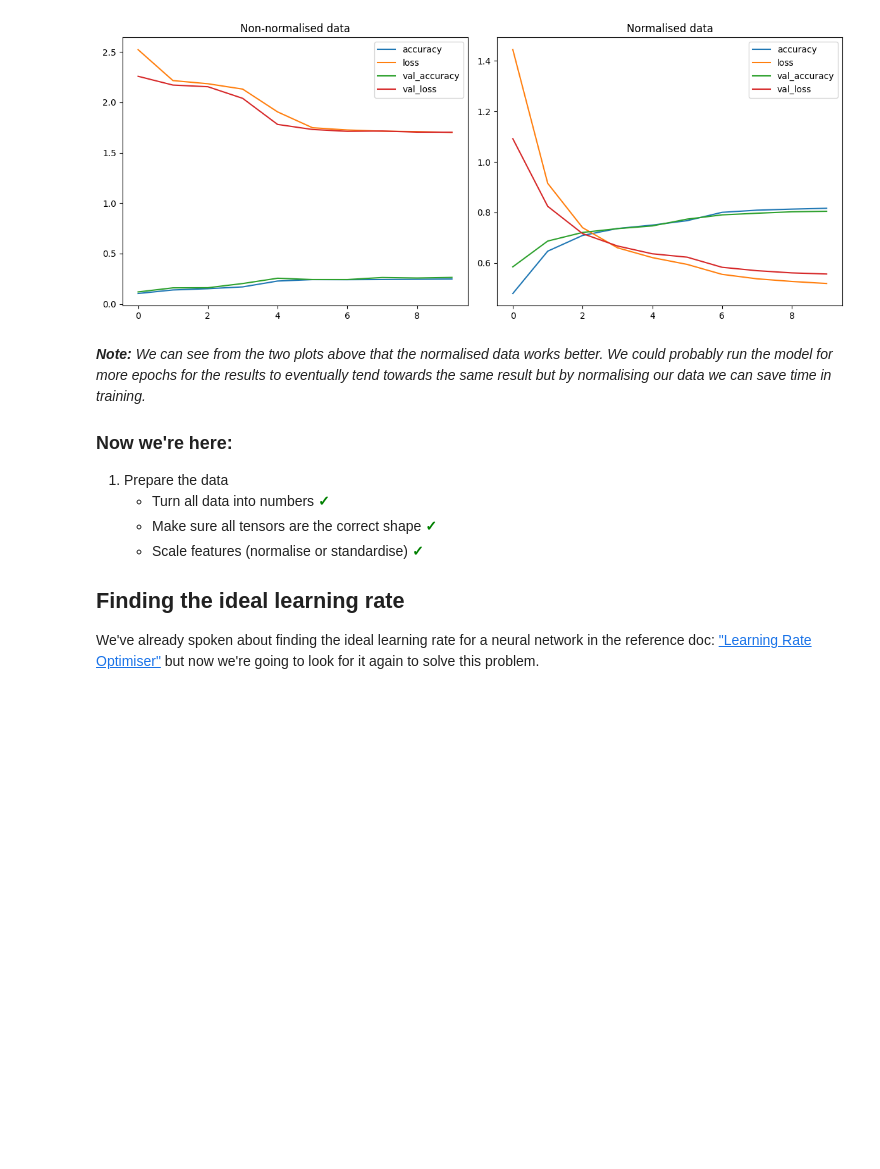
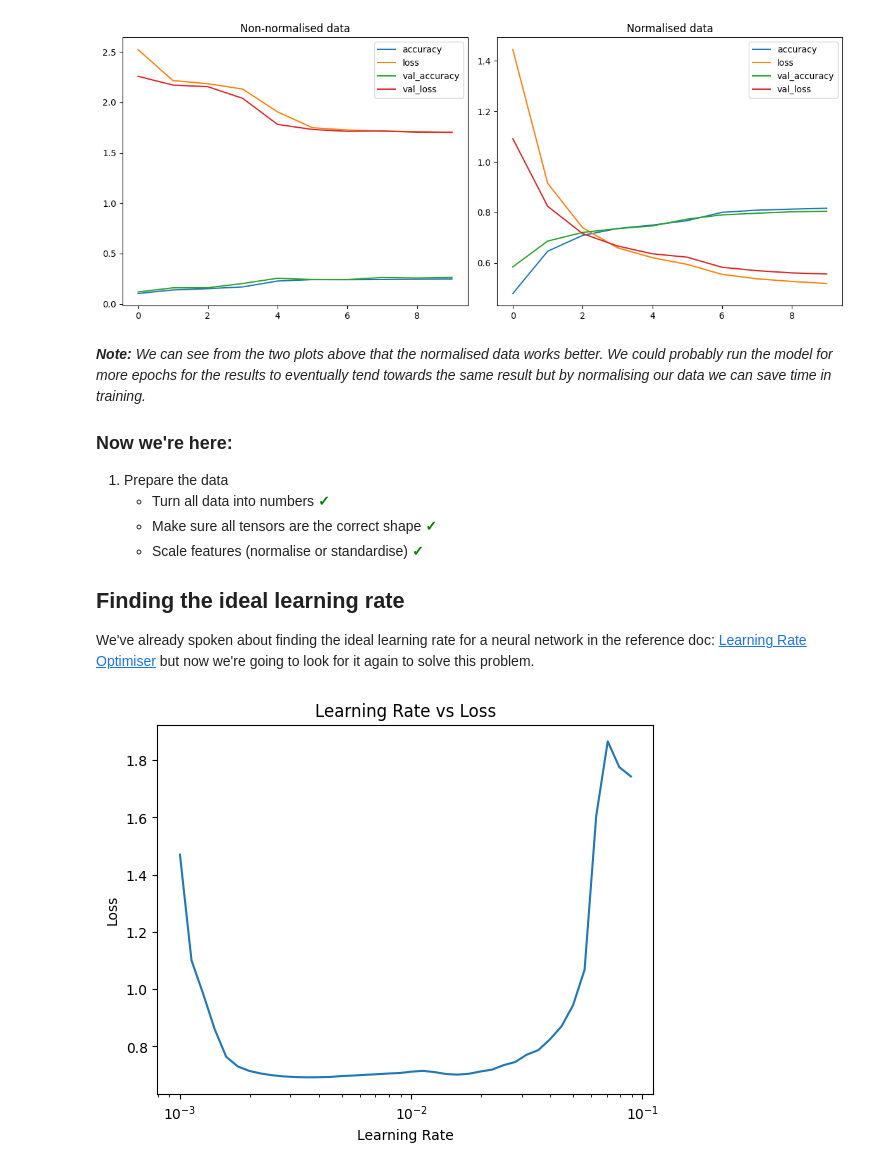
Before and after one commit to 4igeek/TensorFlow, a Jupyter notebook: Classification/MultiClassClassification.ipynb, the cells around one changed output. Cells and saved outputs as stored; diff of their text form; code cells hidden in the pictures; blank space fills up the shorter version.

```diff
--- a/Classification/MultiClassClassification.ipynb
+++ b/Classification/MultiClassClassification.ipynb
@@ -310,4 +310,41 @@ plt.show()
 
 ## Finding the ideal learning rate
 
-We've already spoken about finding the ideal learning rate for a neural network in the reference doc: <a href="https://github.com/4igeek/TensorFlow/blob/main/Reference/LearningRateOptimisation.ipynb" target="_blank">"Learning Rate Optimiser"</a> but now we're going to look for it again to solve this problem.
+We've already spoken about finding the ideal learning rate for a neural network in the reference doc: <a href="https://github.com/4igeek/TensorFlow/blob/main/Reference/LearningRateOptimisation.ipynb" target="blank">Learning Rate Optimiser</a> but now we're going to look for it again to solve this problem.
+# %%
+# Firstly we need to declare our callback function
+lr_scheduler = tf.keras.callbacks.LearningRateScheduler(lambda epoch: 1e-3*10**(epoch/20))
+
+# Set random seed
+tf.random.set_seed(42)
+
+# Create the model
+model_cb = tf.keras.Sequential([
+  tf.keras.layers.Flatten(),
+  tf.keras.layers.Dense(4, activation="relu"),
+  tf.keras.layers.Dense(4, activation="relu"),
+  tf.keras.layers.Dense(10, activation="softmax")
+])
+
+# Compile the model
+model_cb.compile(loss=tf.keras.losses.SparseCategoricalCrossentropy(),
+                 optimizer=tf.keras.optimizers.Adam(),
+                 metrics=["accuracy"])
+
+# Fit the model (to the normalized data)
+model_cb_history = model_cb.fit(train_data_norm,
+                            train_labels,
+                            epochs=40, # Change the epochs from 10 to 40
+                            validation_data=(test_data_norm, test_labels),
+                            callbacks=[lr_scheduler],
+                            verbose=0)
+# %%
+learning_rates = 1e-3 * (10 ** (tf.range(40)/20))
+plt.plot(figsize=(10,7))
+plt.semilogx(learning_rates, model_cb_history.history["loss"])
+plt.xlabel("Learning Rate")
+plt.ylabel("Loss")
+plt.title("Learning Rate vs Loss")
+plt.show()
+# %% [output]
+[figure, added]
```
Also changed, not shown: parts of 2 cells of this notebook, 1 other file.
